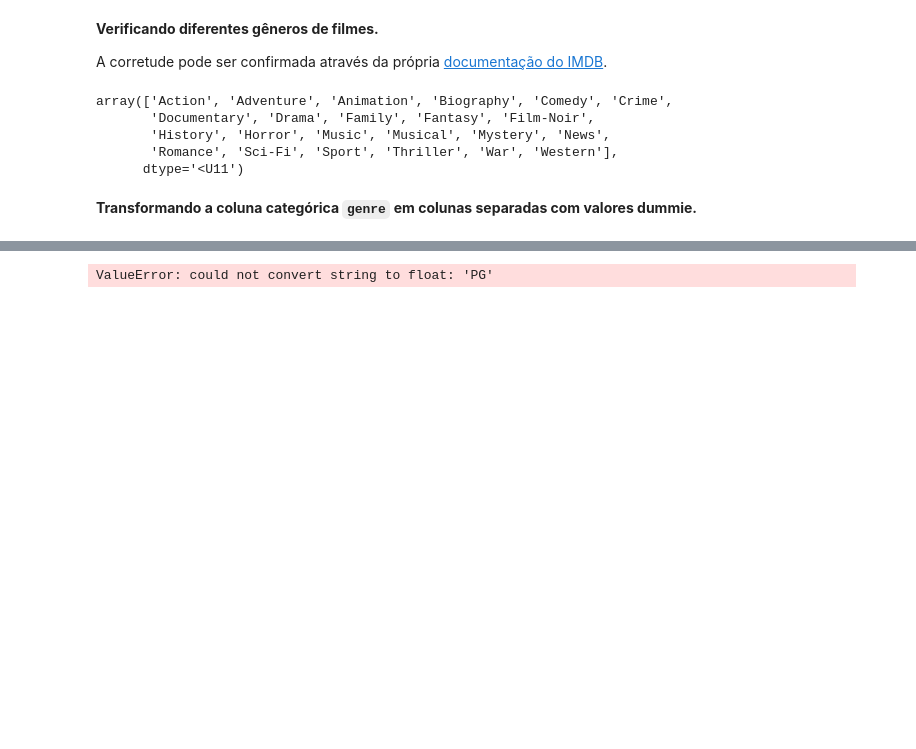
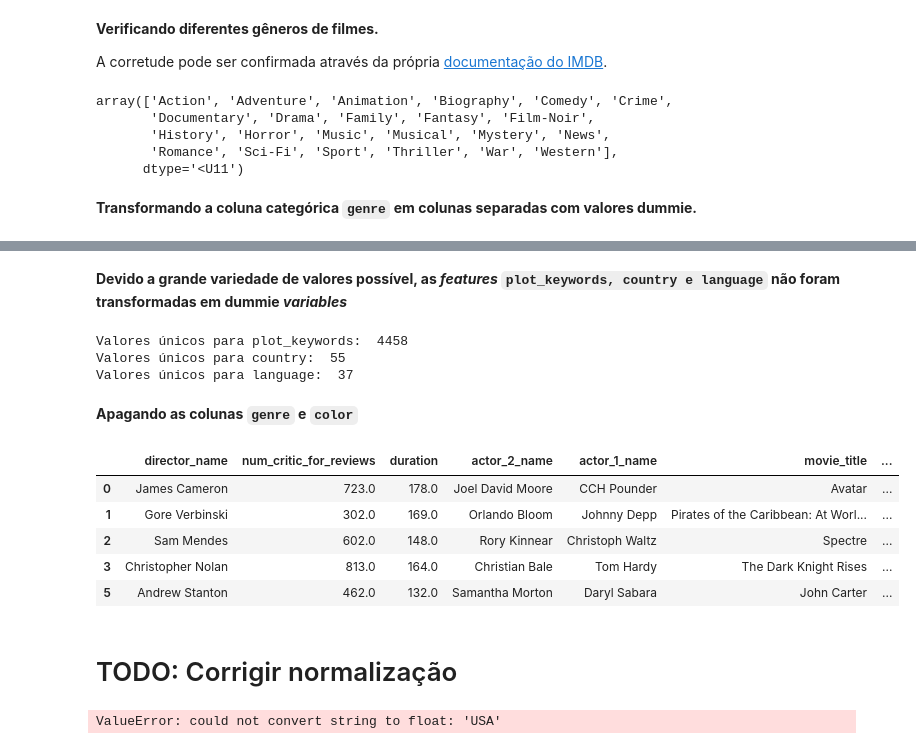
Before and after one commit to Machine-Learning-FGA/imdb_movie_dataset, a Jupyter notebook: pre_processing.ipynb, the cells around one changed output, grey strips where cells are left out. Drawn from its saved outputs; the diff is of its cells as text; code cells hidden in the pictures; blank space fills up the shorter version.

Commit message:
Exploring dataset and generating other dummies
Signed-off-by: Thiago Moreira <thiago.cmoreira@yahoo.com.br>
Signed-off-by: Júlio Xavier <julioxavierr@gmail.com>

```diff
--- a/pre_processing.ipynb
+++ b/pre_processing.ipynb
@@ -165,8 +166,6 @@ sns.heatmap(df2.corr(),annot=True,cmap=sns.cm.rocket_r)
 # %% [output]
 <matplotlib.axes._subplots.AxesSubplot at 0x...>
 [figure]
-# %%
-pd.options.display.max_columns = 2000
 # %%
 df2.head()
 # %% [output]
@@ -217,0 +223,4 @@ df3.shape
+# %%
+color_dummies = pd.DataFrame(pd.Series(df2['color']).str.get_dummies())
+df4 = pd.concat([df3, color_dummies], axis = 1)
+df4.head()
@@ -217,0 +242,4 @@ df3.shape
+# %%
+color_dummies = pd.DataFrame(pd.Series(df2['content_rating']).str.get_dummies())
+df5 = pd.concat([df4, color_dummies], axis = 1)
+df5.head()
@@ -218,4 +253,28 @@ df3.shape
+# %% [markdown]
+**Devido a grande variedade de valores possível, as _features_ `plot_keywords, country e language` não foram transformadas em dummie _variables_**
+# %%
+print('Valores únicos para plot_keywords: ', len(np.unique(df5['plot_keywords'])))
+print('Valores únicos para country: ', len(np.unique(df5['country'])))
+print('Valores únicos para language: ', len(np.unique(df5['language'])))
+# %% [output]
+Valores únicos para plot_keywords:  4458
+Valores únicos para country:  55
+Valores únicos para language:  37
+# %% [markdown]
+**Apagando as colunas `genre` e `color`**
+# %%
+df6 = df5.drop(['genres', 'color', 'content_rating'], axis=1)
+df6.head()
+# %% [output]
+|  | director_name | num_critic_for_reviews | duration | actor_2_name | actor_1_name | movie_title | ... |
+| 0 | James Cameron | 723.0 | 178.0 | Joel David Moore | CCH Pounder | Avatar | ... |
+| 1 | Gore Verbinski | 302.0 | 169.0 | Orlando Bloom | Johnny Depp | Pirates of the Caribbean: At Worl... | ... |
+| 2 | Sam Mendes | 602.0 | 148.0 | Rory Kinnear | Christoph Waltz | Spectre | ... |
+| 3 | Christopher Nolan | 813.0 | 164.0 | Christian Bale | Tom Hardy | The Dark Knight Rises | ... |
+| 5 | Andrew Stanton | 462.0 | 132.0 | Samantha Morton | Daryl Sabara | John Carter | ... |
+# %% [markdown]
+# TODO: Corrigir normalização
 # %%
-X_new = SelectKBest(chi2, k=2).fit_transform(df3, y)
+X_new = SelectKBest(chi2, k=2).fit_transform(df6, y)
 # %% [output]
-ValueError: could not convert string to float: 'PG'
+ValueError: could not convert string to float: 'USA'
```
Also changed, not shown: parts of 10 cells of this notebook.
